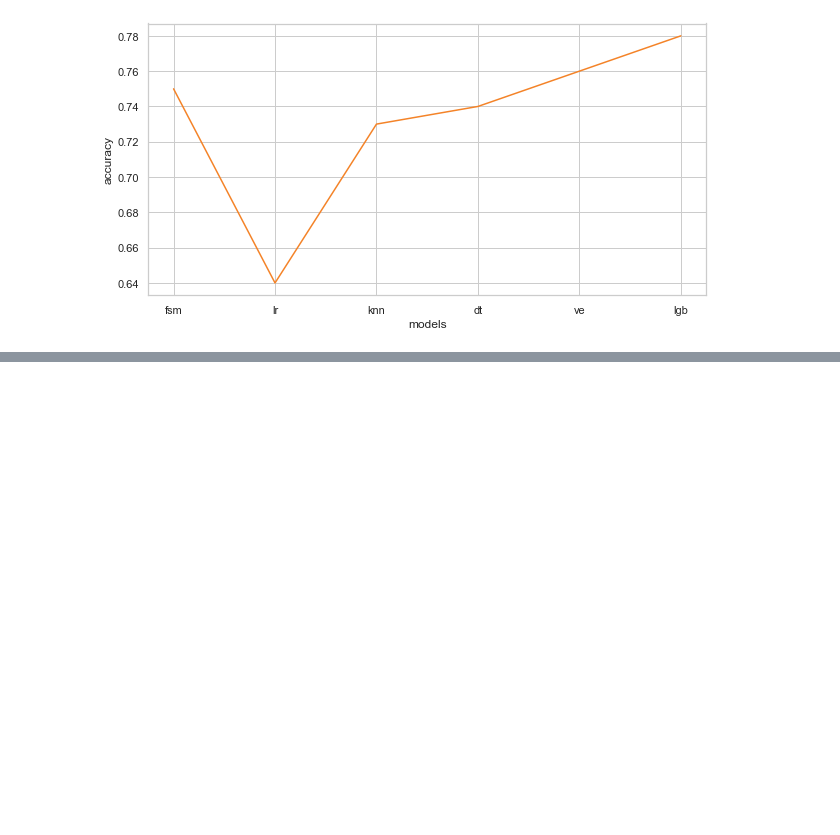
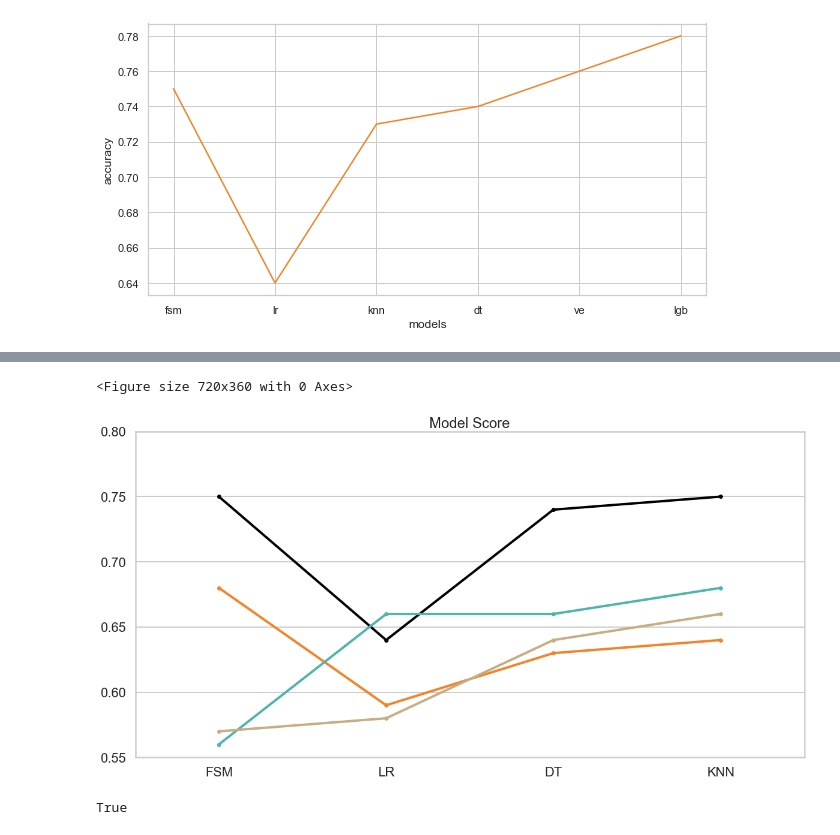
Before and after one commit to awyeh64/Tanzanian_Water_Well_Predictor, a Jupyter notebook: ayeh_eda.ipynb, the cells around one changed output, grey strips where cells are left out. Cells and saved outputs as stored; diff of their text form; code cells hidden in the pictures; blank space fills up the shorter version.

```diff
--- a/ayeh_eda.ipynb
+++ b/ayeh_eda.ipynb
@@ -882,0 +950,6 @@ sns.lineplot(x = 'models', y= 'accuracy', data = ds, color = '#F48328')
+# %%
+plot_model_score(4)
+# %% [output]
+<Figure size 720x360 with 0 Axes>
+[figure, added]
+True
```
Also changed, not shown: parts of 12 cells of this notebook.
